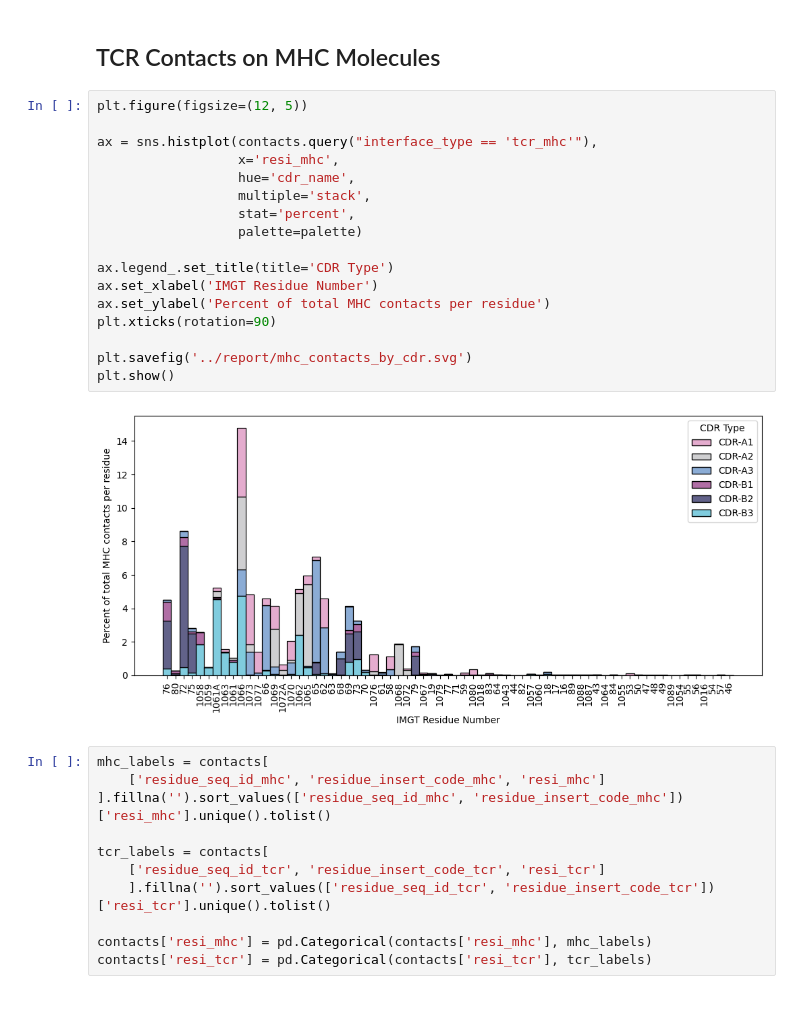
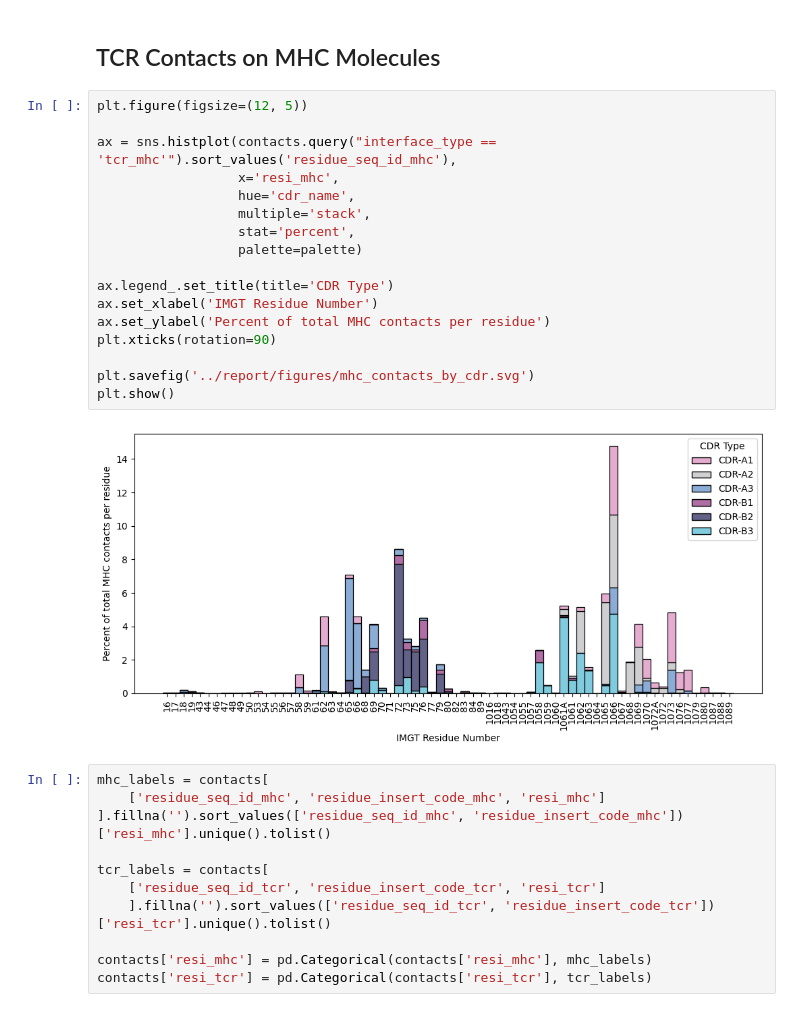
Before and after one commit to benjiemc/tcr-pmhc-interface-analysis, a Jupyter notebook: notebooks/Identify_contact_residues_on_MHC_Class_I_molecules.ipynb, the cells around one changed output. Cells and saved outputs as stored; diff of their text form.

```diff
--- a/notebooks/Identify_contact_residues_on_MHC_Class_I_molecules.ipynb
+++ b/notebooks/Identify_contact_residues_on_MHC_Class_I_molecules.ipynb
@@ -167,22 +167,22 @@ palette = sns.color_palette(['#' + colour.lower()
 # %%
 plt.figure(figsize=(12, 5))
 
-ax = sns.histplot(contacts.query("interface_type == 'tcr_mhc'"),
+ax = sns.histplot(contacts.query("interface_type == 'tcr_mhc'").sort_values('residue_seq_id_mhc'),
                   x='resi_mhc',
                   hue='cdr_name',
                   multiple='stack',
                   stat='percent',
                   palette=palette)
 
 ax.legend_.set_title(title='CDR Type')
 ax.set_xlabel('IMGT Residue Number')
 ax.set_ylabel('Percent of total MHC contacts per residue')
 plt.xticks(rotation=90)
 
-plt.savefig('../report/mhc_contacts_by_cdr.svg')
+plt.savefig('../report/figures/mhc_contacts_by_cdr.svg')
 plt.show()
 # %% [output]
-[figure, old version]
+[figure, new version]
 # %%
 mhc_labels = contacts[
     ['residue_seq_id_mhc', 'residue_insert_code_mhc', 'resi_mhc']
```
Also changed, not shown: parts of 3 cells of this notebook.
